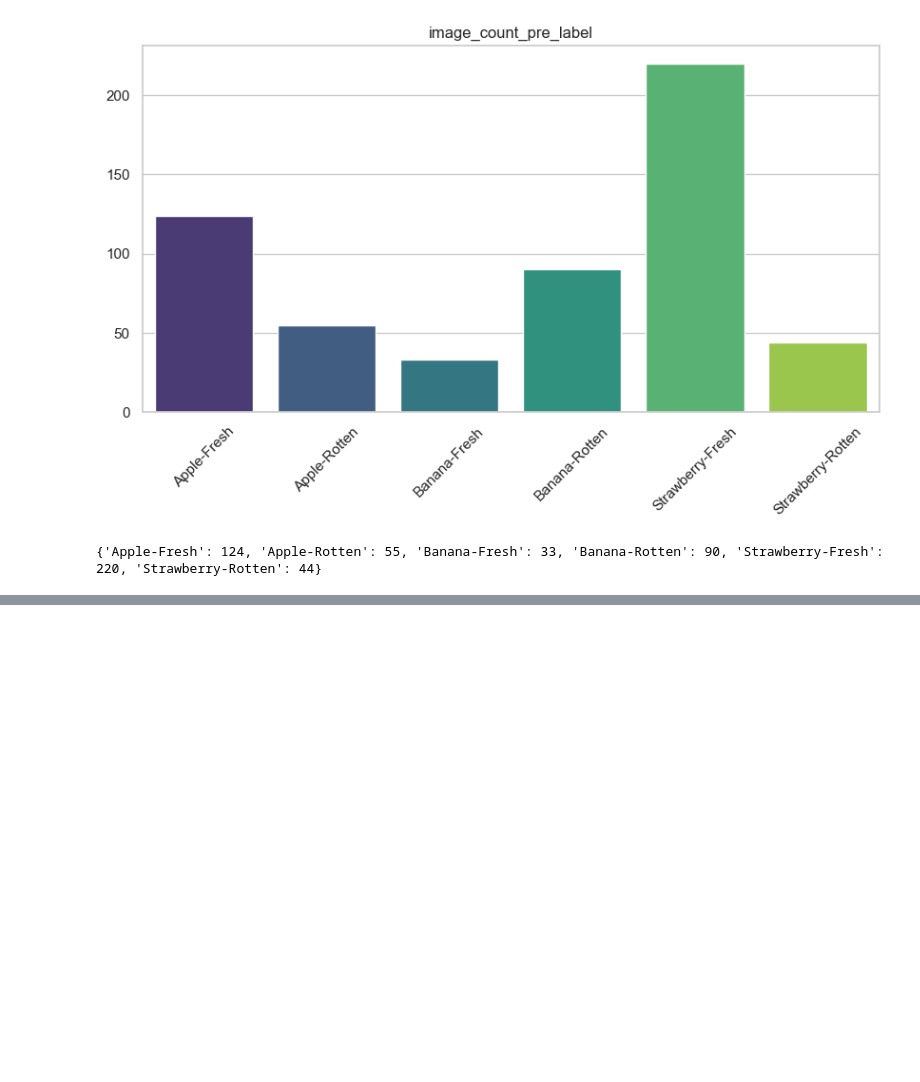
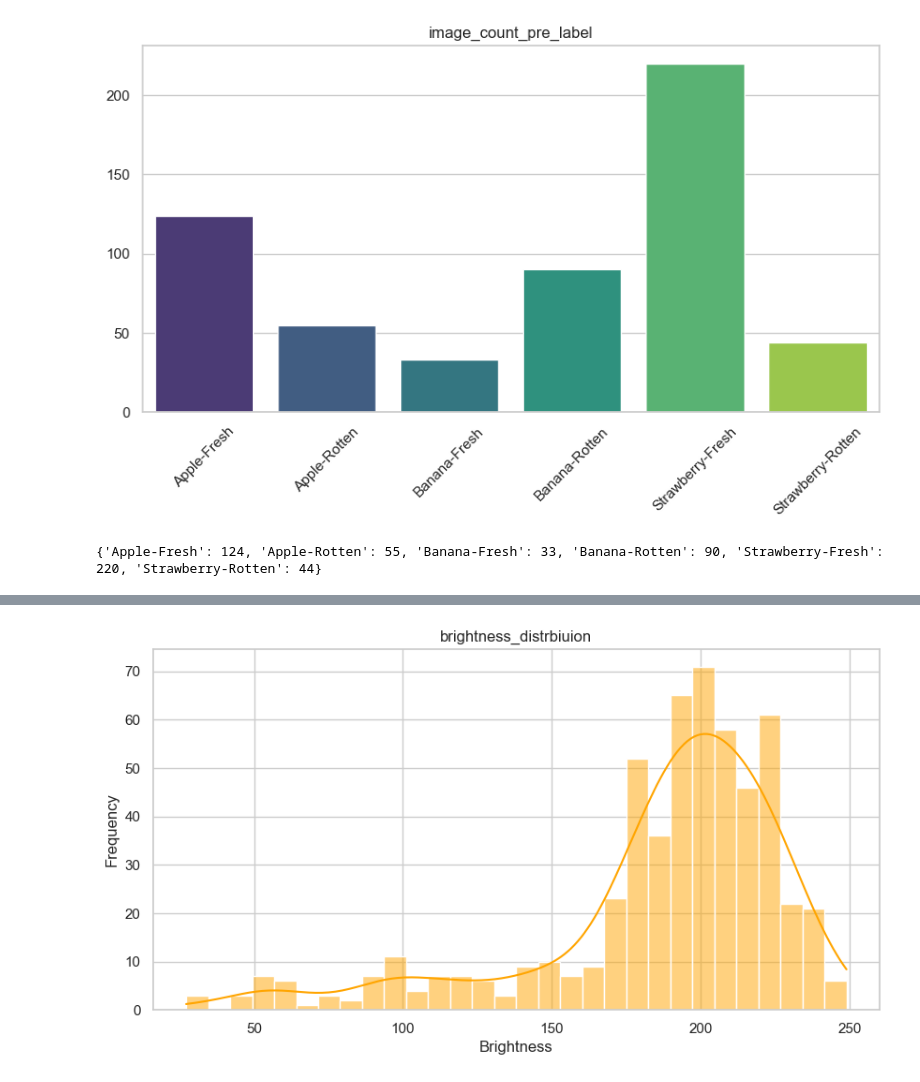
Before and after one commit to Amursen/transformer-models-for-CNN, a Jupyter notebook: main.ipynb, the cells around one changed output, grey strips where cells are left out. Saved outputs shown, nothing was run; the diff lists cells and outputs as text; code cells hidden in the pictures; blank space fills up the shorter version.

```diff
--- a/main.ipynb
+++ b/main.ipynb
@@ -109,0 +131,17 @@ plt.show()
+# %%
+brightness_values = []
+
+
+for path in image_path:
+    img = Image.open(path)
+    gray = cv2.cvtColor(np.array(img) , cv2.COLOR_RGB2GRAY)
+    brightness_values.append(np.mean(gray))
+
+plt.figure(figsize=(10, 5))
+sns.histplot(brightness_values , bins=30 , kde=True , color= "orange")
+plt.title("brightness_distrbiuion")
+plt.xlabel("Brightness")
+plt.ylabel("Frequency")
+plt.show()
+# %% [output]
+[figure, added]
```
Also changed, not shown: parts of 6 cells of this notebook.
